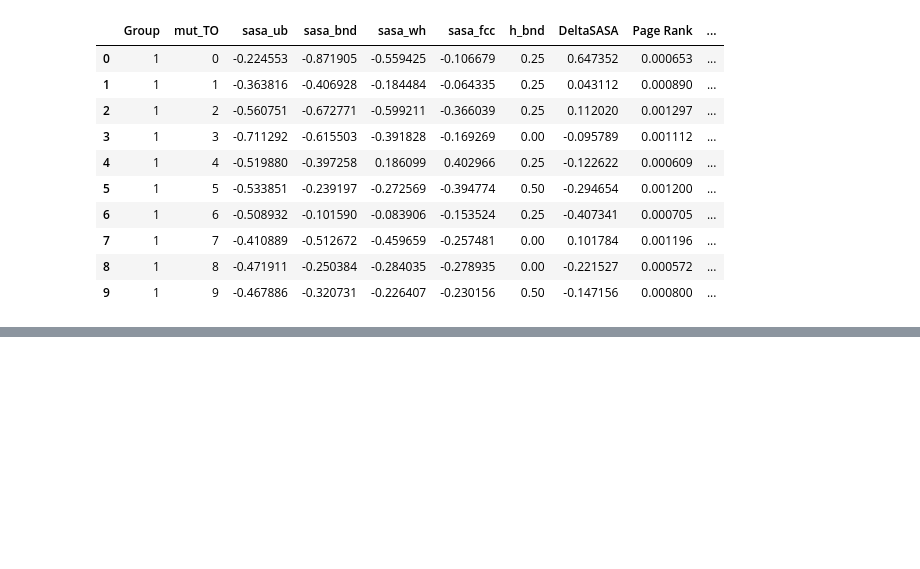
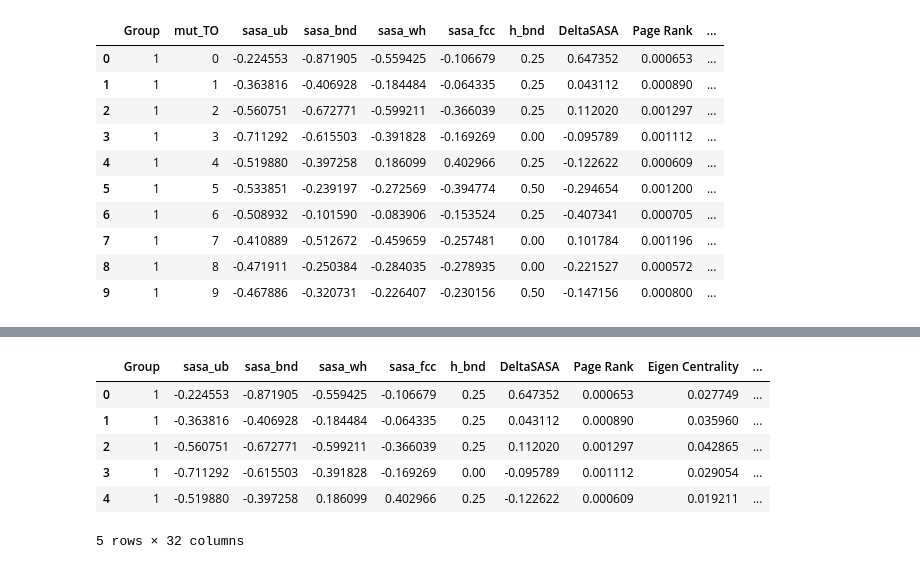
Before and after one commit to return0ftheFaraz/CS512, a Jupyter notebook: alize1.ipynb, the cells around one changed output, grey strips where cells are left out. Cells and saved outputs as stored; diff of their text form; code cells hidden in the pictures; blank space fills up the shorter version.

Commit message:
Proteins one-hot encoded
I love dimentions I love not comprehending how big my array is. I love having sparse arrays

```diff
--- a/alize1.ipynb
+++ b/alize1.ipynb
@@ -792,3 +790,7 @@ feat_df.head(10)
 | 7 | 1 | 7 | -0.410889 | -0.512672 | -0.459659 | -0.257481 | 0.00 | 0.101784 | 0.001196 | ... |
 | 8 | 1 | 8 | -0.471911 | -0.250384 | -0.284035 | -0.278935 | 0.00 | -0.221527 | 0.000572 | ... |
 | 9 | 1 | 9 | -0.467886 | -0.320731 | -0.226407 | -0.230156 | 0.50 | -0.147156 | 0.000800 | ... |
+# %%
+#normalized = (x-min(x))/(max(x)-min(x))
+feat_df["Degrees"]=(feat_df["Degrees"] - feat_df["Degrees"].min())  /(feat_df["Degrees"].max() - feat_df["Degrees"].min())
+feat_df.head(10)
@@ -794,0 +826,17 @@ feat_df.head(10)
+# %%
+# Get one hot encoding of columns B
+one_hot = pd.get_dummies(feat_df['mut_TO'])
+# Drop column B as it is now encoded
+feat_df = feat_df.drop('mut_TO',axis = 1)
+# Join the encoded df
+feat_df = feat_df.join(one_hot)
+feat_df.head()
+print(feat_df.columns)
+# %% [output]
+|  | Group | sasa_ub | sasa_bnd | sasa_wh | sasa_fcc | h_bnd | DeltaSASA | Page Rank | Eigen Centrality | ... |
+| 0 | 1 | -0.224553 | -0.871905 | -0.559425 | -0.106679 | 0.25 | 0.647352 | 0.000653 | 0.027749 | ... |
+| 1 | 1 | -0.363816 | -0.406928 | -0.184484 | -0.064335 | 0.25 | 0.043112 | 0.000890 | 0.035960 | ... |
+| 2 | 1 | -0.560751 | -0.672771 | -0.599211 | -0.366039 | 0.25 | 0.112020 | 0.001297 | 0.042865 | ... |
+| 3 | 1 | -0.711292 | -0.615503 | -0.391828 | -0.169269 | 0.00 | -0.095789 | 0.001112 | 0.029054 | ... |
+| 4 | 1 | -0.519880 | -0.397258 | 0.186099 | 0.402966 | 0.25 | -0.122622 | 0.000609 | 0.019211 | ... |
+5 rows × 32 columns
```
Also changed, not shown: parts of 5 cells of this notebook.
